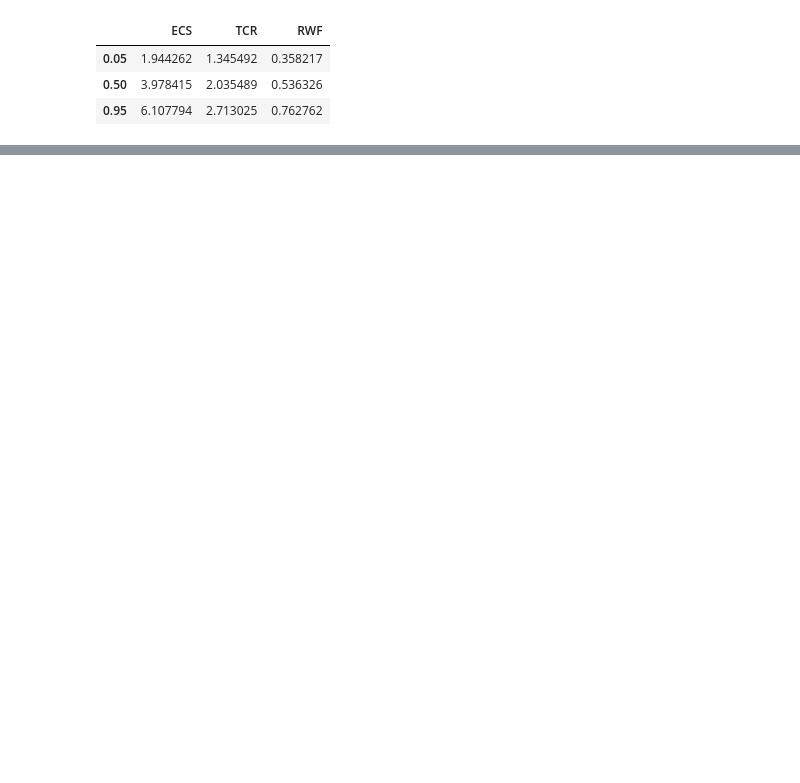
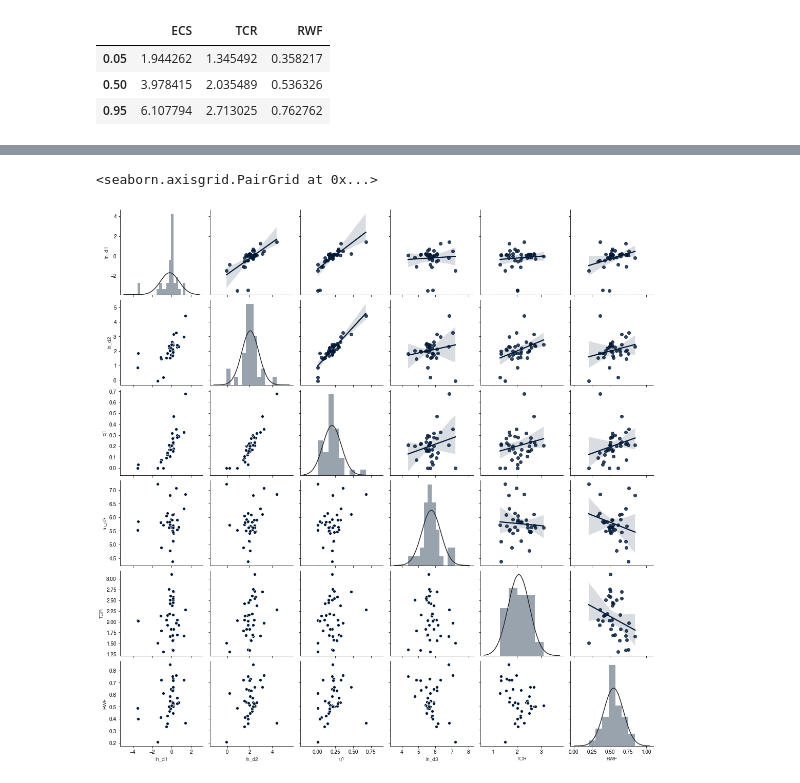
Before and after one commit to njleach/GIR, a Jupyter notebook: GIR/notebooks/CMIP6_parameter_ranges.ipynb, the cells around one changed output, grey strips where cells are left out. Cells and saved outputs as stored; diff of their text form; code cells hidden in the pictures; blank space fills up the shorter version.

```diff
--- a/GIR/notebooks/CMIP6_parameter_ranges.ipynb
+++ b/GIR/notebooks/CMIP6_parameter_ranges.ipynb
@@ -132,7 +140,21 @@ fair_param_df = pd.concat([convert_geoffrey_to_FaIR(x.iloc[:10]) for y,x in resp
 
 fair_params_stats = pd.DataFrame(fair_param_df.unstack().reset_index().set_index(['level_2','level_1','level_0']).unstack(2)[0].T.reset_index().values,columns=['model','d1','d2','d3','q1','q2','q3']).set_index('model').apply(pd.to_numeric)
 # %%
-fair_params_stats['ln_d1'] = np.log(fair_params_stats['d1'])
+for param in fair_params_stats.columns:
+    fair_params_stats['ln_'+param] = np.log(fair_params_stats[param])
 fair_params_stats['ECS'] = response_df.loc['ECS']
 fair_params_stats['TCR'] = response_df.loc['TCR']
 fair_params_stats['RWF'] = response_df.loc['RWF']
+# %%
+outliers = ['MPI-ESM1-2-LR','GISS-E2-1-H','NorCPM1']
+
+no_outliers = set(fair_params_stats.index).symmetric_difference(set(outliers))
+
+g = sn.PairGrid(fair_params_stats.loc[no_outliers,['ln_d1','ln_d2','q1','ln_d3','TCR','RWF']],diag_sharey=False)
+
+g.map_upper(sn.regplot)
+g.map_lower(sn.scatterplot)
+g.map_diag(sn.distplot,kde=False,fit=sp.stats.norm)
+# %% [output]
+<seaborn.axisgrid.PairGrid at 0x...>
+[figure, added]
```
Also changed, not shown: parts of 21 cells of this notebook, 14 other files.
